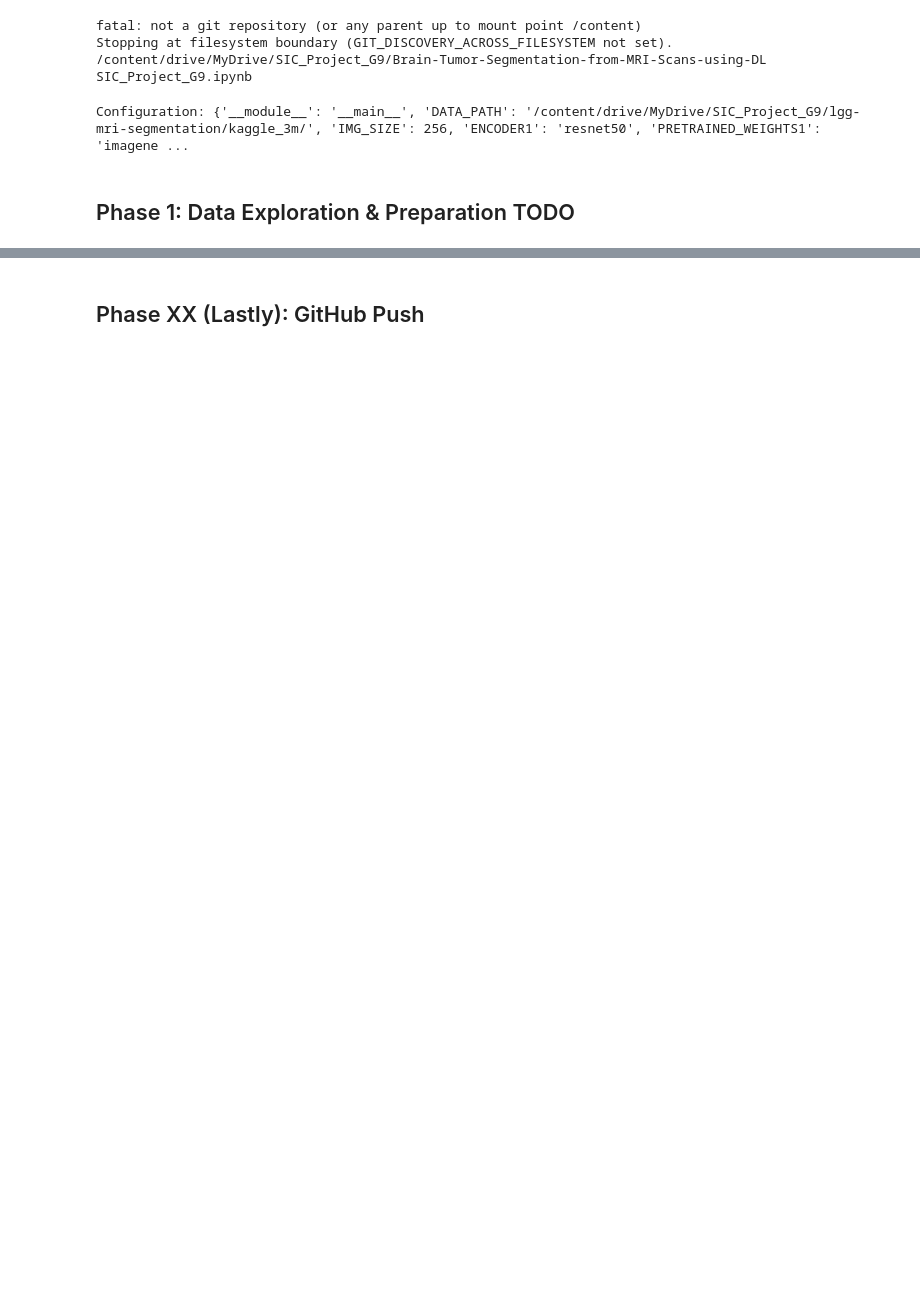
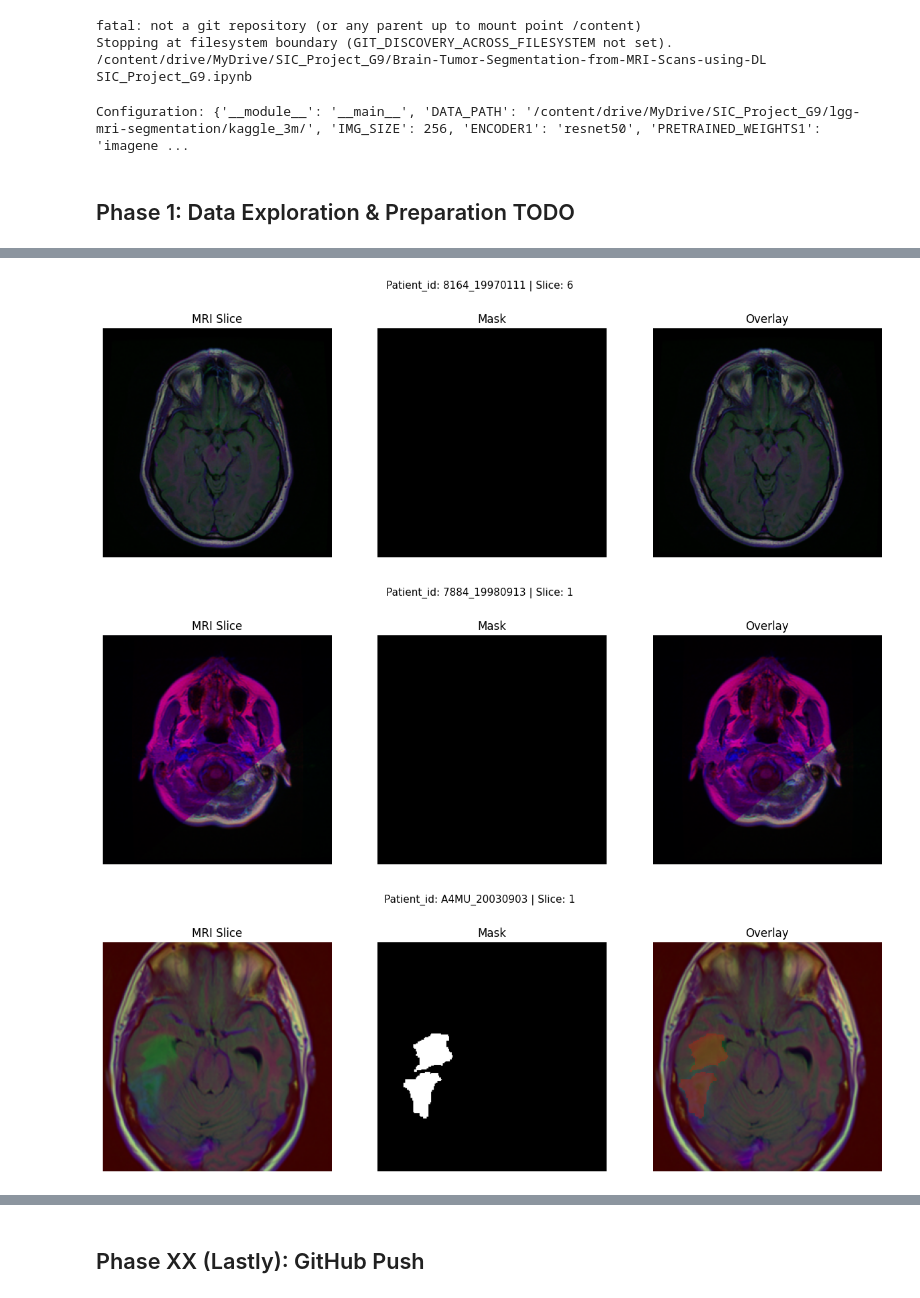
Before and after one commit to Tada-TOT/Brain-Tumor-Segmentation-from-MRI-Scans-using-DL, a Jupyter notebook: SIC_Project_G9.ipynb, the cells around one changed output, grey strips where cells are left out. Drawn from its saved outputs; the diff is of its cells as text; code cells hidden in the pictures; blank space fills up the shorter version.

```diff
--- a/SIC_Project_G9.ipynb
+++ b/SIC_Project_G9.ipynb
@@ -106,7 +114,7 @@ Configuration: {'__module__': '__main__', 'DATA_PATH': '/content/drive/MyDrive/S
 # Reason: Loading all 3900+ images into memory at once would cause a RAM crash in Colab.
 # We load paths and then use a custom Dataset class to load images one by one as needed.
 
-def mod_sort(txt):
+def num_sort(txt):
     """
     Convert a string into a list of string and number chunks.
     "z23a" -> ["z", 23, "a"]
@@ -116,15 +124,13 @@ def mod_sort(txt):
 
 all_files = glob(os.path.join(CFG.DATA_PATH, '**/*'), recursive=True)
 # The dataset contains images and masks, let's separate them
-images = sorted([f for f in all_files if f.lower().endswith('.tif') and '_mask.tif' not in f.lower()], key=mod_sort)
-masks = sorted([f for f in all_files if f.lower().endswith('_mask.tif')], key=mod_sort)
-
-print(f"Total images found: {len(images)}")
-print(f"Total masks found: {len(masks)}")
+images = sorted([f for f in all_files if f.lower().endswith('.tif') and '_mask.tif' not in f.lower()], key=num_sort)
+masks = sorted([f for f in all_files if f.lower().endswith('_mask.tif')], key=num_sort)
 
 # Create a DataFrame for easier handling
 df = pd.DataFrame({'IMAGE_PATH': images, 'MASK_PATH': masks})
+
 #df['HAS_TUMOR'] = df['MASK_PATH'].apply(lambda path: 1 if np.max(cv2.imread(path)) > 0 else 0)
-df['PATIENT_PATH'] = df['IMAGE_PATH'].apply(lambda path: re.search(r'TCGA_([^_]+)_([^_]+)_(\d+)', path).group(3))
-print("\nDataFrame Head:")
-display(df.head(10))
+df['HAS_TUMOR'] = df['MASK_PATH'].apply(lambda path: 1 if cv2.countNonZero(cv2.imread(path, cv2.IMREAD_GRAYSCALE)) > 0 else 0)
+
+df['PATIENT_ID'] = df['IMAGE_PATH'].apply(lambda path: '_'.join(re.search(r'TCGA_([^_]+)_([^_]+)_(\d+)', path).group(2, 3)))
@@ -180,0 +188,44 @@ visualize_sample(sample_row.IMAGE_PATH, sample_row.MASK_PATH)
+# %%
+# @title 1.1.2 Visualize Random Samples
+# Decision: Why visualize samples?
+# Reason: A visual check is the best sanity check. It confirms that our images and masks
+# are correctly paired and gives us a qualitative feel for the data.
+
+def show_random_patient(num_samples):
+    np.random.seed(CFG.SEED)
+    for i in range(num_samples):
+        index = np.random.randint(0, df.shape[0])
+
+        mri_img = cv2.imread(df.iloc[index].IMAGE_PATH)
+        mri_img = cv2.cvtColor(mri_img, cv2.COLOR_BGR2RGB)
+        mask_img = cv2.imread(df.iloc[index].MASK_PATH, cv2.IMREAD_GRAYSCALE)
+
+        overlay = mri_img.copy()
+        overlay[mask_img > 0] = [255, 0, 0]
+        blended = cv2.addWeighted(mri_img, 0.7, overlay, 0.3, 0)
+
+        plt.figure(figsize=(15, 5))
+        plt.subplot(1, 3, 1)
+        plt.imshow(mri_img)
+        plt.title("MRI Slice")
+        plt.axis("off")
+
+        plt.subplot(1, 3, 2)
+        plt.imshow(mask_img, cmap="gray")
+        plt.title("Mask")
+        plt.axis("off")
+
+        plt.subplot(1, 3, 3)
+        plt.imshow(blended)
+        plt.title("Overlay")
+        plt.axis("off")
+
+        plt.suptitle(f"Patient_id: {df.iloc[index].PATIENT_ID} | Slice: {df.iloc[index].IMAGE_PATH[-5]}", fontsize=11)
+    plt.show()
+
+# Show 3 random patients
+show_random_patient(3)
+# %% [output]
+[figure, added]
+[figure, added]
+[figure, added]
```
Also changed, not shown: parts of 21 cells of this notebook.
